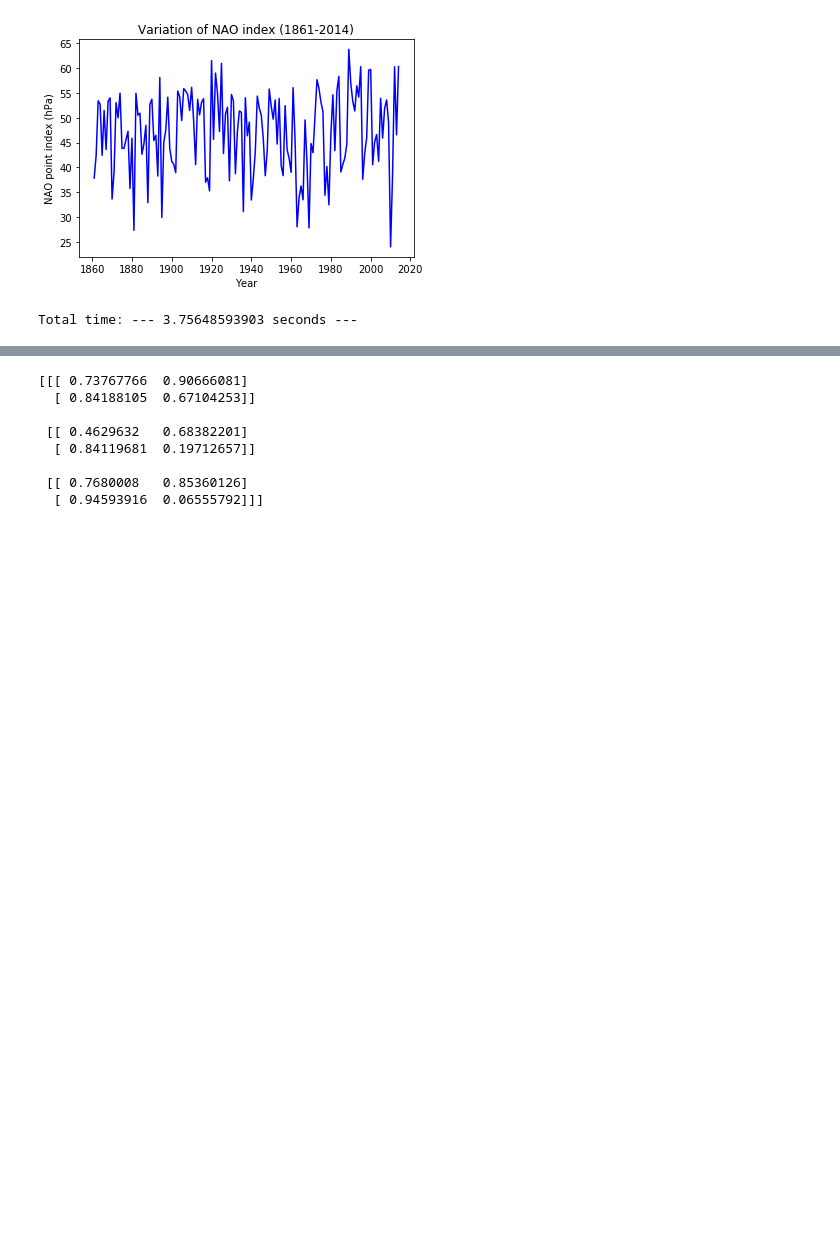
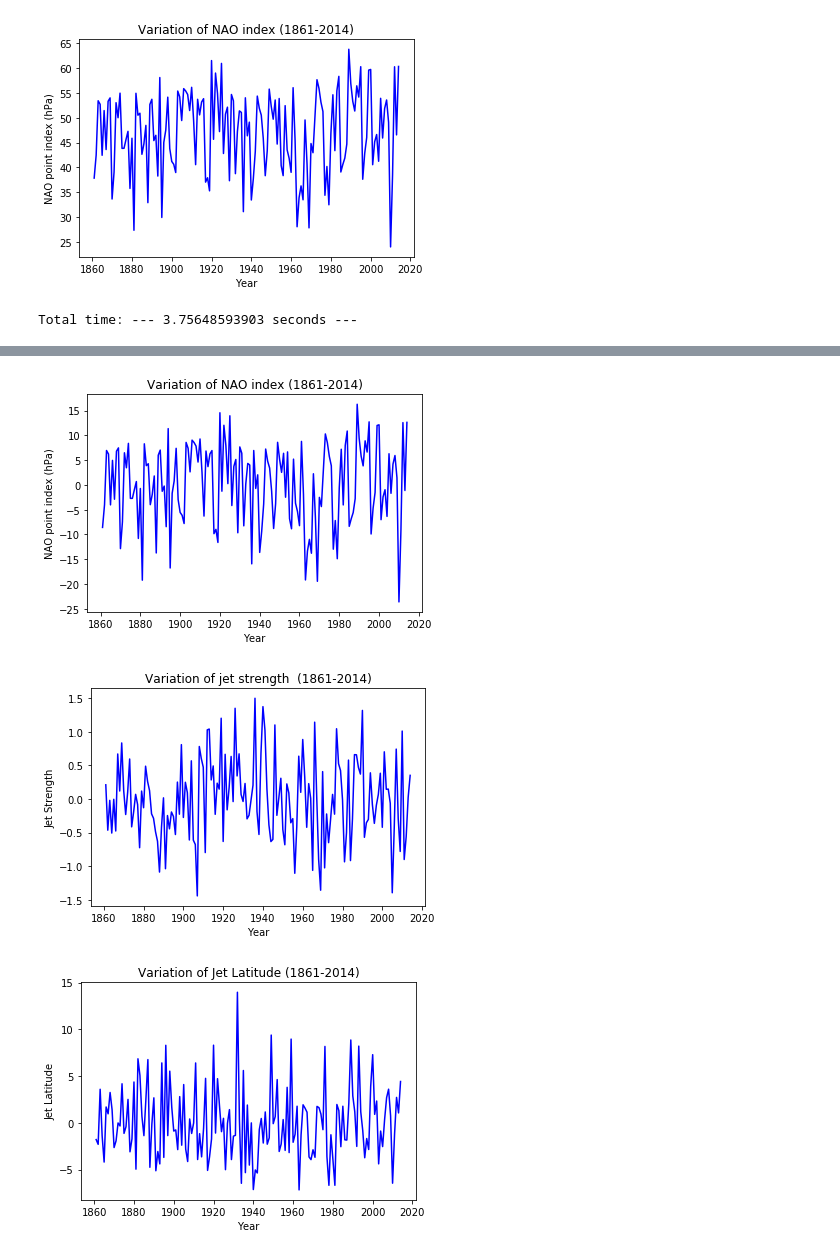
Before and after one commit to IaBrilliant/Atmopsheric-Physics-Research, a Jupyter notebook: main_project.ipynb, the cells around one changed output, grey strips where cells are left out. Drawn from its saved outputs; the diff is of its cells as text; code cells hidden in the pictures; blank space fills up the shorter version.

Commit message:
updated versions of parameters and main

```diff
--- a/main_project.ipynb
+++ b/main_project.ipynb
@@ -457,14 +475,31 @@ KeyboardInterrupt:
-# %%
-b = [[[ 0.73767766,  0.90666081],[ 0.84188105,  0.67104253]],[[ 0.4629632,   0.68382201],[ 0.84119681,  0.19712657]],[[ 0.7680008,  0.85360126], [ 0.94593916,  0.06555792]]]
-# %% [output]
-[[[ 0.73767766  0.90666081]
-  [ 0.84188105  0.67104253]]
-
- [[ 0.4629632   0.68382201]
-  [ 0.84119681  0.19712657]]
-
- [[ 0.7680008   0.85360126]
-  [ 0.94593916  0.06555792]]]
+# %%
+years, jet_latitude, jet_strength, NAO_index = np.loadtxt("parameters.txt", skiprows = 1, unpack = True)
+jet_strength_de = signal.detrend(jet_strength)
+jet_latitude_de = signal.detrend(jet_latitude)
+NAO_index_de = signal.detrend(NAO_index)
+
+''' Checking the plots '''
+plt.xlabel('Year')
+plt.ylabel('NAO point index (hPa)')
+plt.title('Variation of NAO index (1861-2014)')
+plt.plot(np.arange(1861, 2015), NAO_index_de, color = 'blue')
+plt.show()
+
+plt.xlabel('Year')
+plt.ylabel('Jet Strength')
+plt.title('Variation of jet strength  (1861-2014)')
+plt.plot(np.arange(1861, 2015), jet_strength_de, color = 'blue')
+plt.show()
+
+plt.xlabel('Year')
+plt.ylabel('Jet Latitude')
+plt.title('Variation of Jet Latitude (1861-2014)')
+plt.plot(np.arange(1861, 2015), jet_latitude_de, color = 'blue')
+plt.show()
+# %% [output]
+[figure, added]
+[figure, added]
+[figure, added]
 # %%
 '''Plotting results'''
 import os
```
Also changed, not shown: parts of 8 cells of this notebook, 1 other file.
